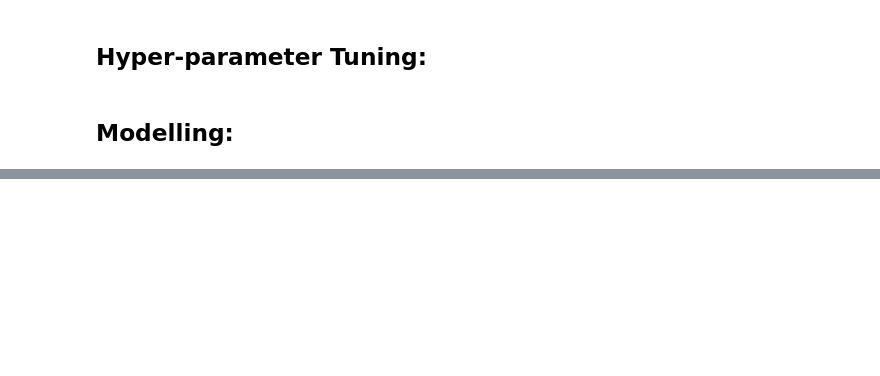
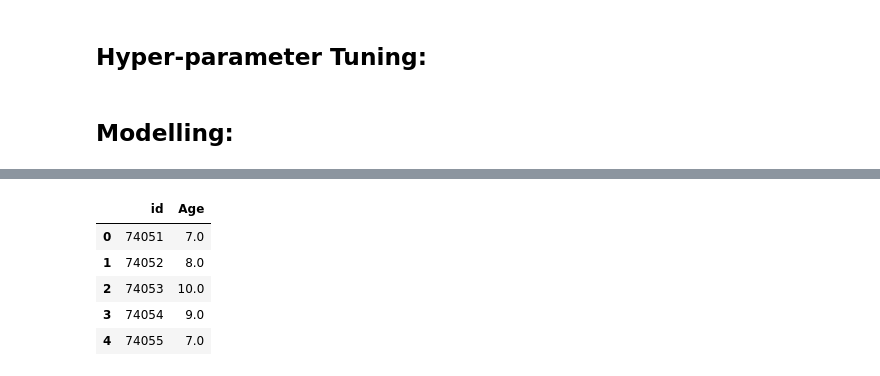
Before and after one commit to Evan-Callaghan/Kaggle, a Jupyter notebook: PlaygroundSeries/CrabAgePrediction/Untitled.ipynb, the cells around one changed output, grey strips where cells are left out. Saved outputs shown, nothing was run; the diff lists cells and outputs as text; code cells hidden in the pictures; blank space fills up the shorter version.

```diff
--- a/PlaygroundSeries/CrabAgePrediction/Untitled.ipynb
+++ b/PlaygroundSeries/CrabAgePrediction/Untitled.ipynb
@@ -568,0 +712,12 @@ sub.to_csv('submissions/Ens_sub_round2.csv', index = False)
+# %%
+subs = ens.copy()
+subs['Age'] = (new_sub['Age'] + ens['Age']) / 2
+# %%
+subs.head()
+# %% [output]
+|  | id | Age |
+| 0 | 74051 | 7.0 |
+| 1 | 74052 | 8.0 |
+| 2 | 74053 | 10.0 |
+| 3 | 74054 | 9.0 |
+| 4 | 74055 | 7.0 |
```
Also changed, not shown: parts of 18 cells of this notebook.
